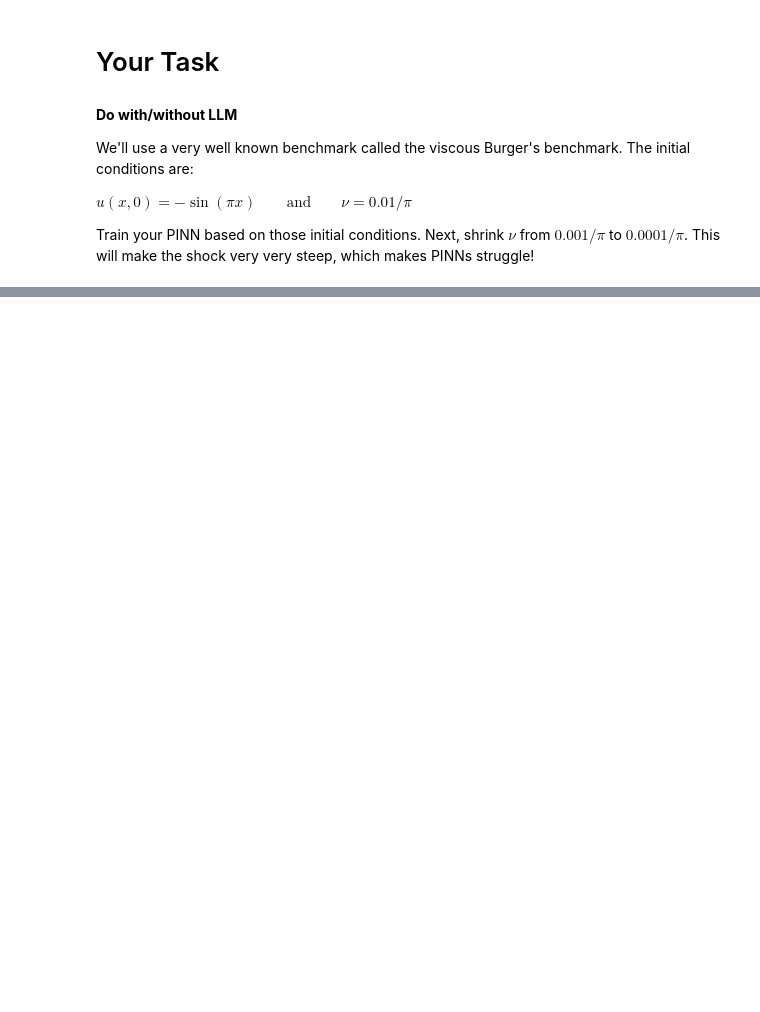
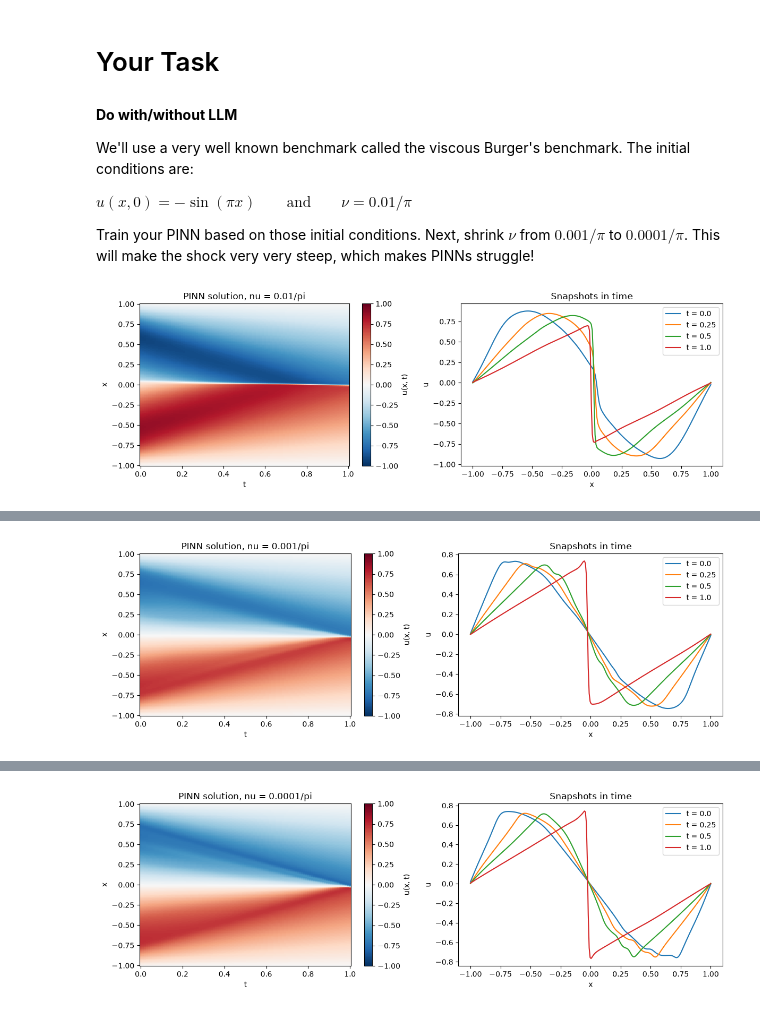
Before and after one commit to ri2658/The-Real-Singularity, a Jupyter notebook: notebooks/burgers_pinn_tutorial.ipynb, the cells around one changed output, grey strips where cells are left out. Drawn from its saved outputs; the diff is of its cells as text; code cells hidden in the pictures; blank space fills up the shorter version.

```diff
--- a/notebooks/burgers_pinn_tutorial.ipynb
+++ b/notebooks/burgers_pinn_tutorial.ipynb
@@ -118,19 +114,15 @@ $$
 $$
 # %%
 def PINNLoss(model, x, t, y_true, x_ic, t_ic, u_ic_target, nu=0.01 / torch.pi, lambda1=0.1, lambda2=0.1, lambda3=0.1):
-    # Fix: the model needs both x and t as input
-    # Fix: this benchmark has no observed interior data (y_true is None), so skip the MSE term
+    # No observed data in this benchmark, so skip the MSE term when y_true is None
     if y_true is not None:
-        y_pred = model(x, t)
-        model_loss = nn.MSELoss()(y_pred, y_true)
+        model_loss = nn.MSELoss()(model(x, t), y_true)
     else:
         model_loss = 0.0
 
-    # Fix: the physics loss also needs t
     phys_loss = compute_physics_loss(model, x, t, nu)
     data_loss = compute_data_loss(model, x_ic, t_ic, u_ic_target)
 
-    # Weighted sum of the three loss terms
     return lambda1 * model_loss + lambda2 * phys_loss + lambda3 * data_loss
 # %%
 # Create training points for Initial Conditions (t = 0, x uniformly sampled between -1 and 1)
@@ -183,3 +174,58 @@ We'll use a very well known benchmark called the viscous Burger's benchmark. The
 $u(x,0) = −\sin(\pi x) \qquad \text{and} \qquad \nu = 0.01/\pi$
 
 Train your PINN based on those initial conditions. Next, shrink $\nu$ from $0.001/\pi$ to $0.0001/\pi$. This will make the shock very very steep, which makes PINNs struggle!
+# %%
+import matplotlib.pyplot as plt
+
+def plot_solution(model, nu_label):
+    # Evaluate the model on a regular (x, t) grid
+    x = torch.linspace(-1, 1, 256)
+    t = torch.linspace(0, 1, 101)
+    X, T = torch.meshgrid(x, t, indexing="xy")
+    with torch.no_grad():
+        U = model(X.reshape(-1, 1), T.reshape(-1, 1)).reshape(X.shape)
+
+    fig, axes = plt.subplots(1, 2, figsize=(12, 4))
+
+    # Left: heatmap of u over space and time
+    im = axes[0].pcolormesh(T, X, U, cmap="RdBu_r", vmin=-1, vmax=1, shading="auto")
+    fig.colorbar(im, ax=axes[0], label="u(x, t)")
+    axes[0].set_xlabel("t")
+    axes[0].set_ylabel("x")
+    axes[0].set_title(f"PINN solution, nu = {nu_label}")
+
+    # Right: u(x) at a few fixed times
+    for t_val in [0.0, 0.25, 0.5, 1.0]:
+        idx = int(t_val * 100)
+        axes[1].plot(x, U[idx], label=f"t = {t_val}")
+    axes[1].set_xlabel("x")
+    axes[1].set_ylabel("u")
+    axes[1].legend()
+    axes[1].set_title("Snapshots in time")
+
+    plt.tight_layout()
+    plt.show()
+
+plot_solution(model, "0.01/pi")
+
+def train_pinn(nu, epochs=5000):
+    model = SimplePINN()
+    optimizer = torch.optim.Adam(model.parameters(), lr=0.001)
+    for epoch in range(epochs):
+        optimizer.zero_grad()
+        total_loss = PINNLoss(model, x_collocation, t_collocation, None,
+                              x_ic, t_ic, u_ic_target, nu=nu,
+                              lambda1=0.1, lambda2=0.1, lambda3=0.1)
+        total_loss.backward()
+        optimizer.step()
+        if epoch % 1000 == 0:
+            print(f"nu = {nu:.6f} | Epoch {epoch} | Total Loss: {total_loss.item():.5f}")
+    return model
+
+model_small = train_pinn(0.001 / torch.pi)
+plot_solution(model_small, "0.001/pi")
+
+model_tiny = train_pinn(0.0001 / torch.pi)
+plot_solution(model_tiny, "0.0001/pi")
+# %% [output]
+[figure, added]
@@ -185,0 +237 @@ Train your PINN based on those initial conditions. Next, shrink $\nu$ from $0.00
+[figure, added]
@@ -185,0 +243 @@ Train your PINN based on those initial conditions. Next, shrink $\nu$ from $0.00
+[figure, added]
```
Also changed, not shown: parts of 5 cells of this notebook, 1 other file.
